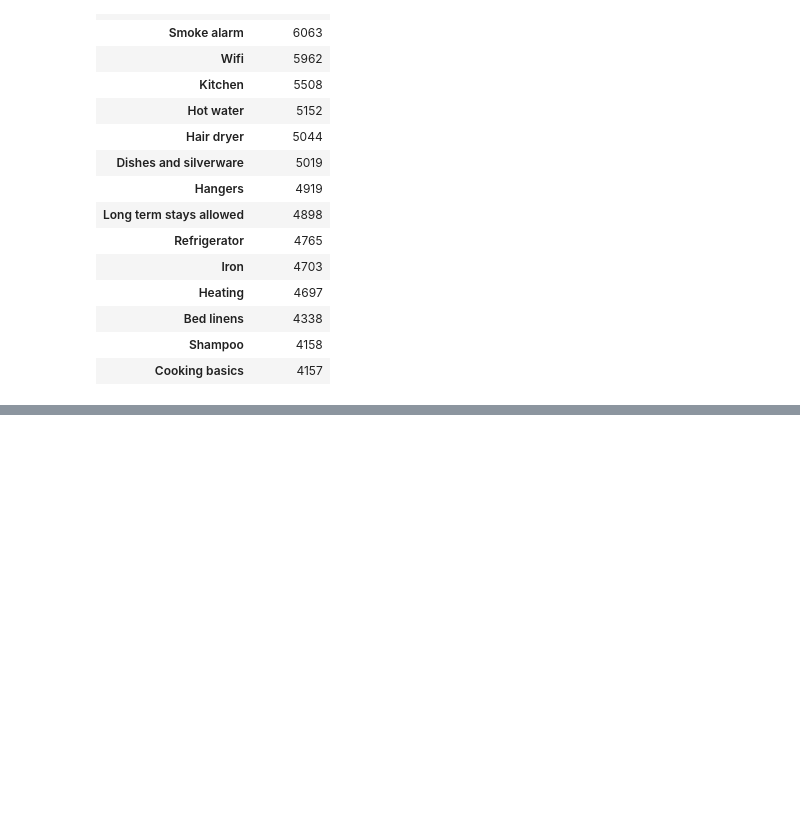
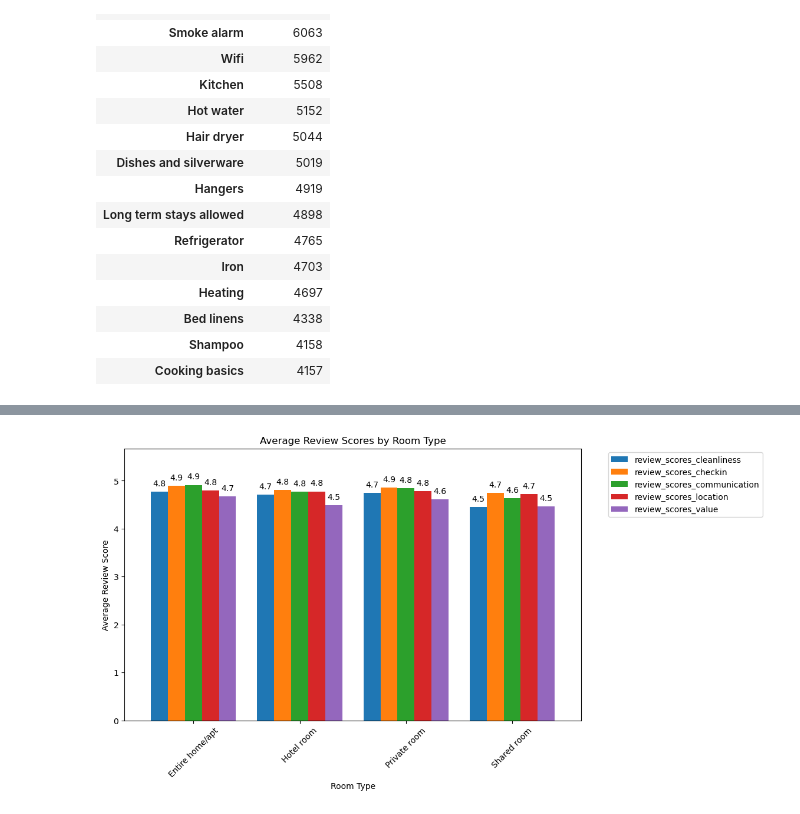
Before and after one commit to darklord-57/darklord, a Jupyter notebook: data_analysis/airbnb_EDA/EDA.ipynb, the cells around one changed output, grey strips where cells are left out. Cells and saved outputs as stored; diff of their text form; code cells hidden in the pictures; blank space fills up the shorter version.

```diff
--- a/data_analysis/airbnb_EDA/EDA.ipynb
+++ b/data_analysis/airbnb_EDA/EDA.ipynb
@@ -205,0 +205,26 @@ plt.show()
+# %%
+# Groupby and compute mean for each room type and review score category
+mean_review_scores = df.groupby('room_type')[['review_scores_cleanliness', 'review_scores_checkin','review_scores_communication', 'review_scores_location', 'review_scores_value']].mean()
+
+# Create the bar plot
+ax = mean_review_scores.plot(kind='bar', figsize=(10, 6), width=0.8)
+
+# Set the legend outside the plot
+ax.legend(bbox_to_anchor=(1.05, 1), loc='upper left')
+
+for i in ax.containers:
+    ax.bar_label(i, labels=[f'{val:.1f}' if val > 0 else '' for val in i.datavalues], label_type='edge', fontsize=10, padding=5)
+
+ax.set_ylim(top=ax.get_ylim()[1]*1.1)
+
+ax.set_xticklabels(ax.get_xticklabels(), rotation=45)
+
+# Set the plot title and axis labels
+plt.title('Average Review Scores by Room Type')
+plt.xlabel('Room Type')
+plt.ylabel('Average Review Score')
+
+# Show the plot
+plt.show()
+# %% [output]
+[figure, added]
```
Also changed, not shown: parts of 11 cells of this notebook.
